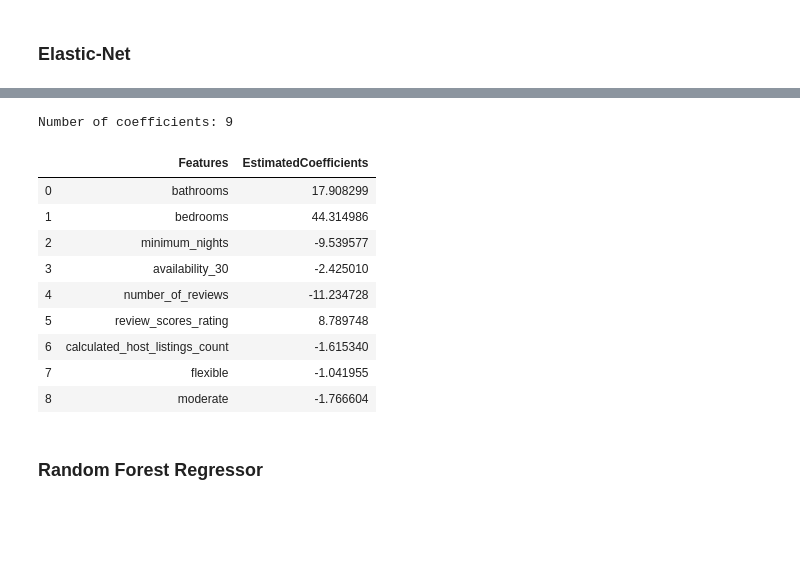
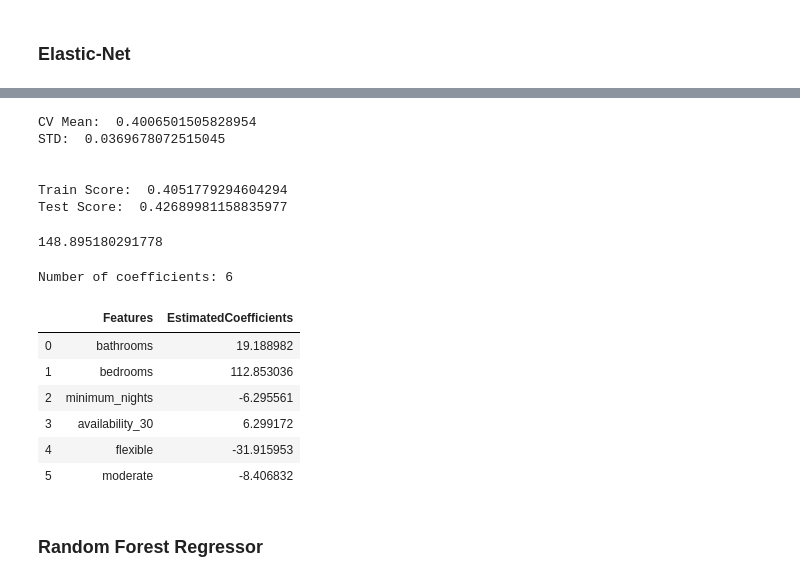
Before and after one commit to jasmineregner/Airbnb_Capstone, a Jupyter notebook: Airbnb_Capstone.ipynb, the cells around one changed output, grey strips where cells are left out. Cells and saved outputs as stored; diff of their text form; code cells hidden in the pictures; blank space fills up the shorter version.

```diff
--- a/Airbnb_Capstone.ipynb
+++ b/Airbnb_Capstone.ipynb
@@ -1422,8 +1597,10 @@ from sklearn.linear_model import Ridge
 # %%
-r = Ridge()
-r.fit(X_train_scaled, Y_train)
-pred_train_ridge= r.predict(X_train_scaled)
-print('RMSE:',np.sqrt(mean_squared_error(Y_train,pred_train_ridge)))
-print('R^2:',r2_score(Y_train, pred_train_ridge))
+# r = Ridge()
+
+# r.fit(X_train_scaled, Y_train)
+# pred_train_ridge= r.predict(X_train_scaled)
+
+# print('RMSE:',np.sqrt(mean_squared_error(Y_train,pred_train_ridge)))
+# print('R^2:',r2_score(Y_train, pred_train_ridge))
 
 # this gets values from training set
@@ -1433,10 +1606,0 @@ R^2: 0.4381844907098589
-# %%
-# top-10 amenities
-
-r = Ridge()
-r.fit(X_train_scaled, Y_train)
-pred_train_ridge= r.predict(X_train_scaled)
-print('RMSE:',np.sqrt(mean_squared_error(Y_train,pred_train_ridge)))
-print('R^2:',r2_score(Y_train, pred_train_ridge))
-
-# this gets values from training set
@@ -1498,12 +1720,2 @@ Number of coefficients: 9
 # %% [markdown]
 ### Elastic-Net
-# %%
-from sklearn.linear_model import ElasticNet
-
-elastic = ElasticNet()
-elastic.fit(X_train_scaled, Y_train)
-pred_train_elastic= elastic.predict(X_train_scaled)
-
-print('Intercept:', elastic.intercept_)
-print('RSME:', np.sqrt(mean_squared_error(Y_train,pred_train_elastic)))
-print('R^2:', r2_score(Y_train, pred_train_elastic))
@@ -1533,20 +1751,35 @@ Best Params:  {'alpha': 0.01}
+# %%
+elastic_net = ElasticNet(alpha=0.01, l1_ratio=0.8).fit(X_train_scaled, Y_train)
+
+get_cv_scores(elastic_net)
+
+print('Train Score: ', elastic_net.score(X_train_scaled, Y_train))
+print('Test Score: ', elastic_net.score(X_test_scaled, Y_test))
+# %% [output]
+CV Mean:  0.4006501505828954
+STD:  0.0369678072515045
+
+
+Train Score:  0.4051779294604294
+Test Score:  0.42689981158835977
+# %%
+print(elastic_net.intercept_)
+# %% [output]
+148.895180291778
 # %%
 # The coefficients
 
-print('Number of coefficients: {}'.format(len(elastic.coef_)))
-pd.DataFrame({'Features': ml_df_clean.columns.drop('price'), 'EstimatedCoefficients': elastic.coef_})[['Features','EstimatedCoefficients']]
+print('Number of coefficients: {}'.format(len(elastic_net.coef_)))
+pd.DataFrame({'Features': ml_df_clean.columns.drop('price'), 'EstimatedCoefficients': elastic_net.coef_})[['Features','EstimatedCoefficients']]
 # %% [output]
-Number of coefficients: 9
+Number of coefficients: 6
 |  | Features | EstimatedCoefficients |
-| 0 | bathrooms | 17.908299 |
-| 1 | bedrooms | 44.314986 |
-| 2 | minimum_nights | -9.539577 |
-| 3 | availability_30 | -2.425010 |
-| 4 | number_of_reviews | -11.234728 |
-| 5 | review_scores_rating | 8.789748 |
-| 6 | calculated_host_listings_count | -1.615340 |
-| 7 | flexible | -1.041955 |
-| 8 | moderate | -1.766604 |
+| 0 | bathrooms | 19.188982 |
+| 1 | bedrooms | 112.853036 |
+| 2 | minimum_nights | -6.295561 |
+| 3 | availability_30 | 6.299172 |
+| 4 | flexible | -31.915953 |
+| 5 | moderate | -8.406832 |
 # %% [markdown]
 ### Random Forest Regressor
 # %%
```
Also changed, not shown: parts of 62 cells of this notebook, 1 other file.
